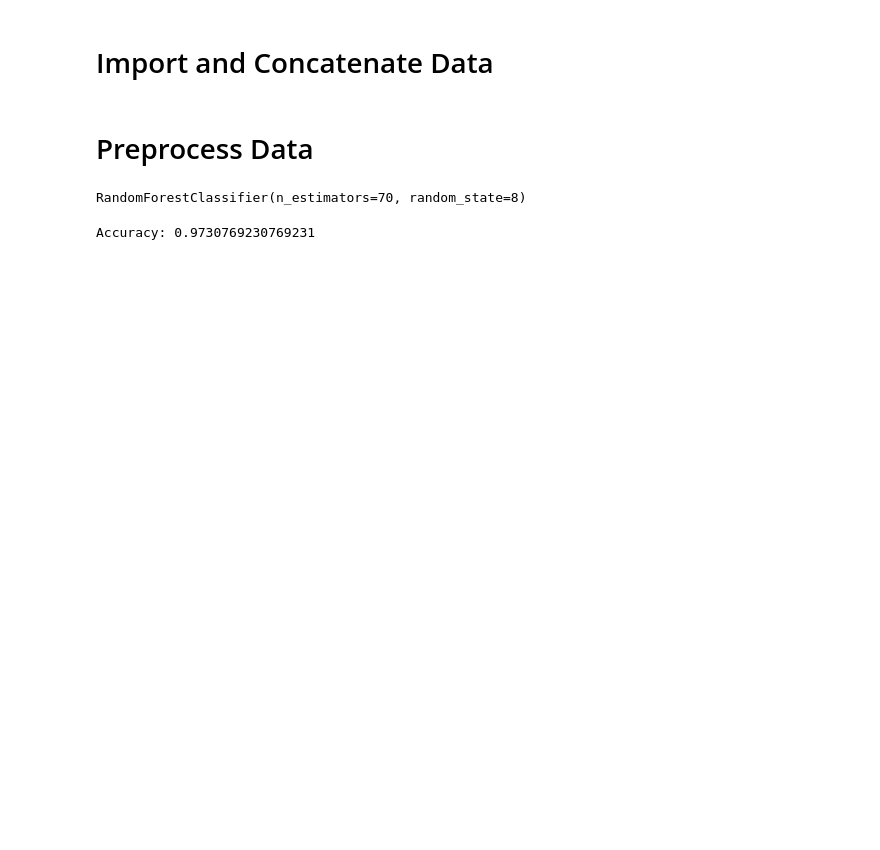
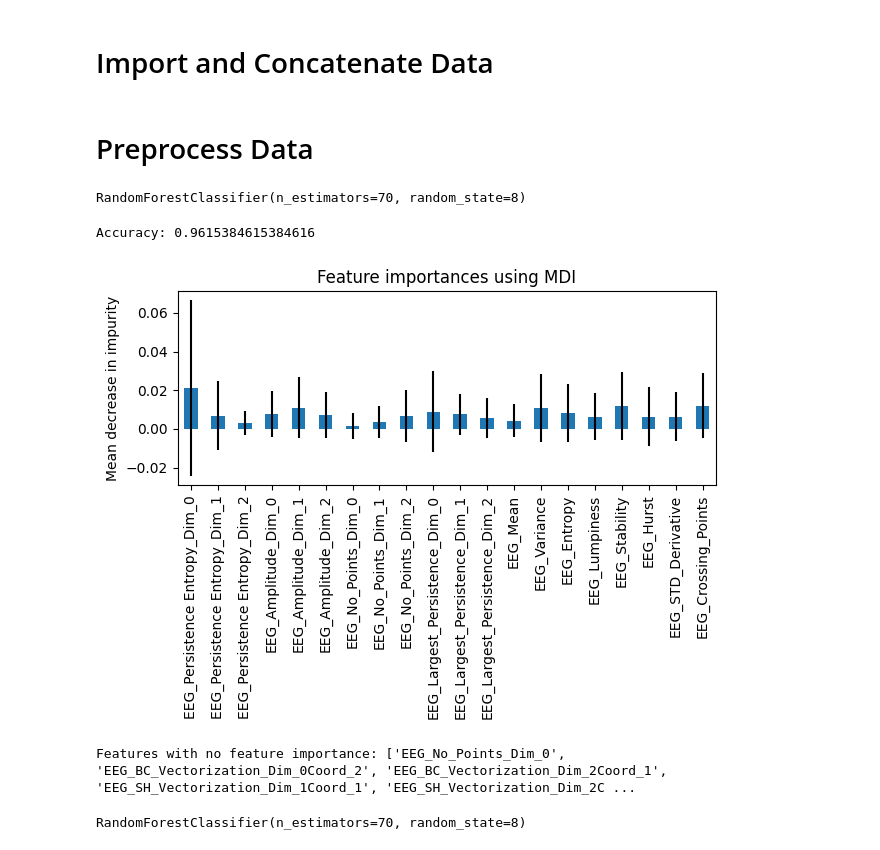
Before and after one commit to peppey/Topological-Data-Analysis-on-Brain-Data, a Jupyter notebook: Anesthesia_Data/Time_Series/Simple_Classifier.ipynb, the cells around one changed output. Cells and saved outputs as stored; diff of their text form; code cells hidden in the pictures; blank space fills up the shorter version.

Commit message:
Added feature importance step

```diff
--- a/Anesthesia_Data/Time_Series/Simple_Classifier.ipynb
+++ b/Anesthesia_Data/Time_Series/Simple_Classifier.ipynb
@@ -64,13 +65,11 @@ for data_type in ["EEG", "EMG"]:
     feature_df = feature_df.join(wasserstein_features) # only improves result if advanced_features is not used
     feature_df = feature_df.join(advanced_features) # improves result by a lot, also works well alone
     #feature_df = feature_df.join(bottleneck_features) # good standalone accuracy
-    #feature_df = feature_df.join(signature_features) # currently not a good result probably because of NaNs (currently replaced by -1)
+    feature_df = feature_df.join(signature_features) # currently not a good result
     feature_df = feature_df.join(vectorization_features)
 # %%
 # Save dataframe for data exploration
 feature_df.to_csv("Features/All_Features.csv")
-# %%
-feature_df = feature_df.fillna(-1)
 # %% [markdown]
 # Preprocess Data
 # %%
@@ -108,4 +107,34 @@ y_pred = rf.predict(X_test)
 accuracy = accuracy_score(y_pred, y_test)
 print("Accuracy:", accuracy)
 # %% [output]
-Accuracy: 0.9730769230769231
+Accuracy: 0.9615384615384616
+# %%
+feature_indices = np.arange(0,20)
+#feature_indices = np.arange(20,40)
+#feature_indices = np.arange(40,60)
+#feature_indices = np.arange(60,80)
+#feature_indices = np.arange(80,100)
+
+
+
+importances = rf.feature_importances_
+std = np.std([tree.feature_importances_ for tree in rf.estimators_], axis=0)
+
+
+fig, ax = plt.subplots()
+forest_importances[feature_indices].plot.bar(yerr=std[feature_indices], ax=ax)
+ax.set_title("Feature importances using MDI")
+ax.set_ylabel("Mean decrease in impurity")
+fig.tight_layout()
+# %% [output]
+[figure, added]
+# %%
+forest_importances = pd.Series(importances, index=feature_df.columns)
+
+# Filter features that are not important and sometimes have a negative effect
+not_important = forest_importances[(forest_importances < 0.002) & (std > 0.001)].index.tolist()
+
+# Print or use the names of features with negative importance
+print("Features with no feature importance:", not_important)
+# %% [output]
+Features with no feature importance: ['EEG_No_Points_Dim_0', 'EEG_BC_Vectorization_Dim_0Coord_2', 'EEG_BC_Vectorization_Dim_2Coord_1', 'EEG_SH_Vectorization_Dim_1Coord_1', 'EEG_SH_Vectorization_Dim_2C ...
@@ -111,0 +164,5 @@ Accuracy: 0.9730769230769231
+# %%
+rf = RandomForestClassifier(random_state=8, n_estimators = 70)
+rf.fit(X_train, y_train)
+# %% [output]
+RandomForestClassifier(n_estimators=70, random_state=8)
```
Also changed, not shown: parts of 6 cells of this notebook.
